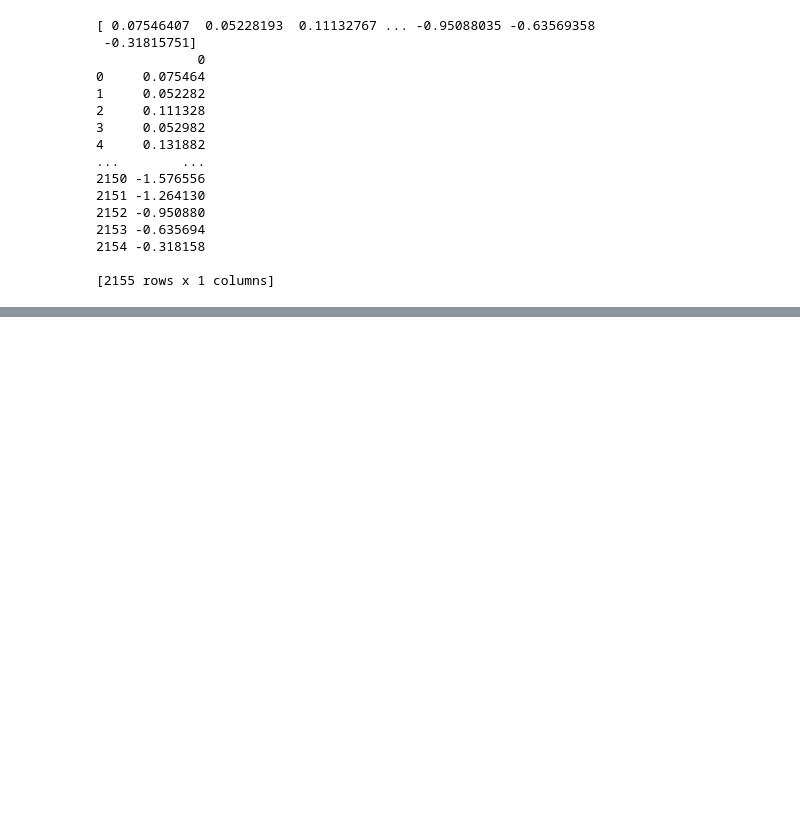
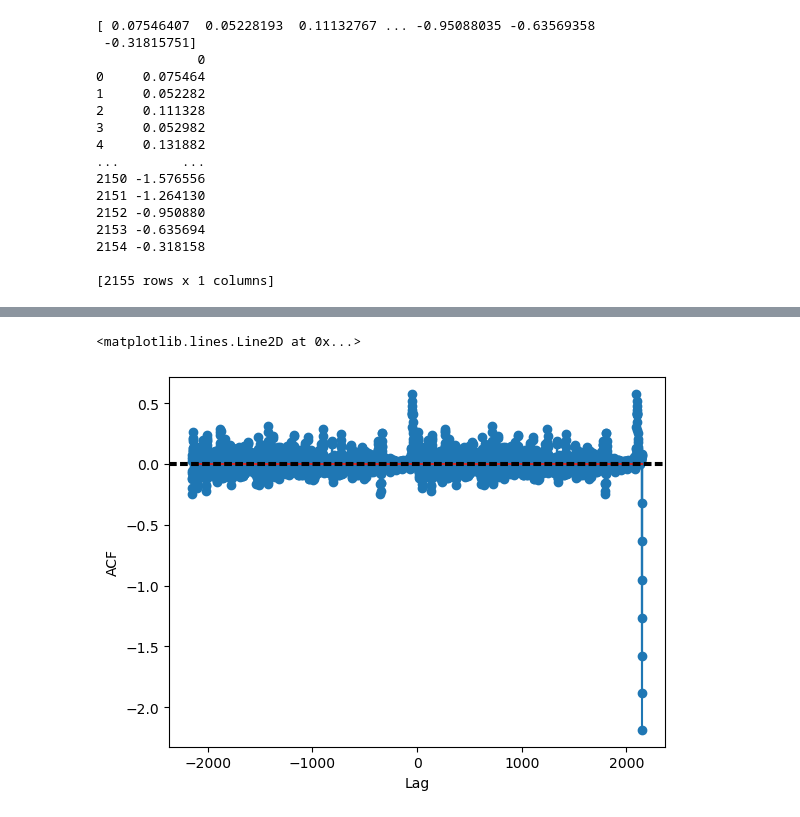
Before and after one commit to AudeAllen/PDA_Project2, a Jupyter notebook: PDA_Project2.ipynb, the cells around one changed output, grey strips where cells are left out. Saved outputs shown, nothing was run; the diff lists cells and outputs as text; code cells hidden in the pictures; blank space fills up the shorter version.

```diff
--- a/PDA_Project2.ipynb
+++ b/PDA_Project2.ipynb
@@ -1175,3 +1175,20 @@ dfCH4Tempcorrelation.to_csv (r'Roughwork_Methane/dfCH4Tempcorrelation.csv', inde
 2154 -0.318158
 
 [2155 rows x 1 columns]
+# %%
+# The statsmodels ccf function only produces forward lags, so in order to produce both forward and backward lags
+# is to reverse the order of both the input series and the ouput
+
+backwards = sm.tsa.stattools.ccf(JouzelTemp[::-1], CH4Data1[::-1], adjusted=False)[::-1]
+forwards = sm.tsa.stattools.ccf(JouzelTemp, CH4Data1, adjusted=False)
+ccf_output = np.r_[backwards[:-1], forwards]
+
+# Need to convert the array into a pandas dataframe in order to export to csv file
+
+dfCH4Tempcorrelation = pd.DataFrame(ccf_output)
+
+print(dfCH4Tempcorrelation)
+
+dfCH4Tempcorrelation.to_csv (r'Roughwork_Methane/dfCH4Tempcorrelation.csv', index=None)
+
+# https://stackoverflow.com/questions/63491991/how-to-use-the-ccf-method-in-the-statsmodels-library
@@ -1177,0 +1210,12 @@ dfCH4Tempcorrelation.to_csv (r'Roughwork_Methane/dfCH4Tempcorrelation.csv', inde
+# %%
+import matplotlib.pylab as plt
+
+plt.stem(range(-len(ccf_output)//2, len(ccf_output)//2), ccf_output)
+plt.xlabel('Lag')
+plt.ylabel('ACF')
+# 95% UCL / LCL - Upper Confidence and lower confidence level
+plt.axhline(-0.5/np.sqrt(len(test)), color='k', ls='--')
+plt.axhline(0.5/np.sqrt(len(test)), color='k', ls='--')
+# %% [output]
+<matplotlib.lines.Line2D at 0x...>
+[figure, added]
```
Also changed, not shown: parts of 3 cells of this notebook, 1 other file.
